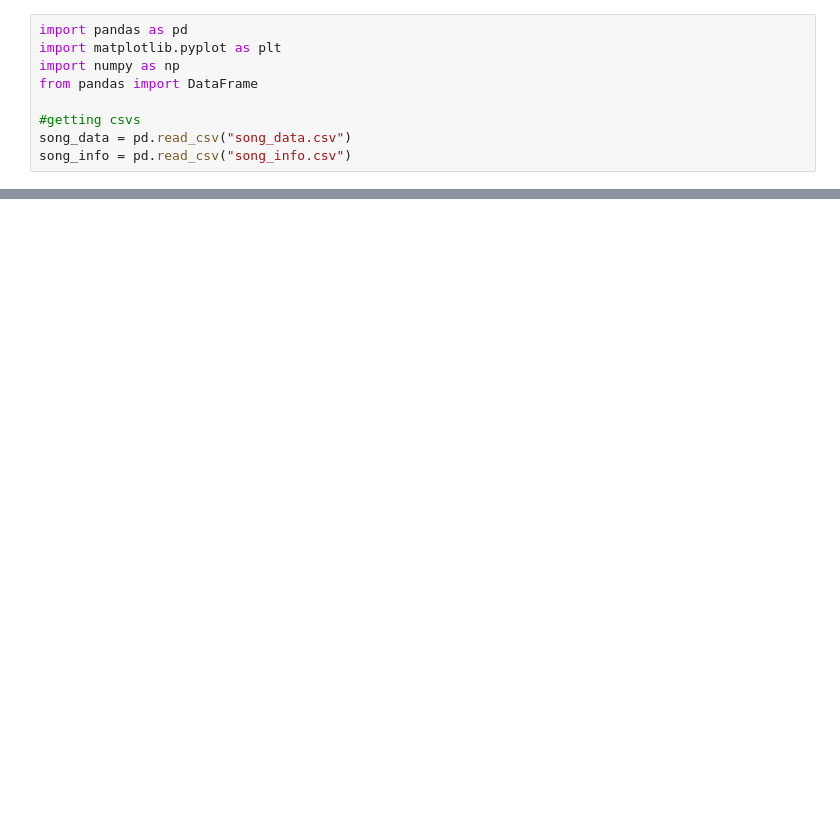
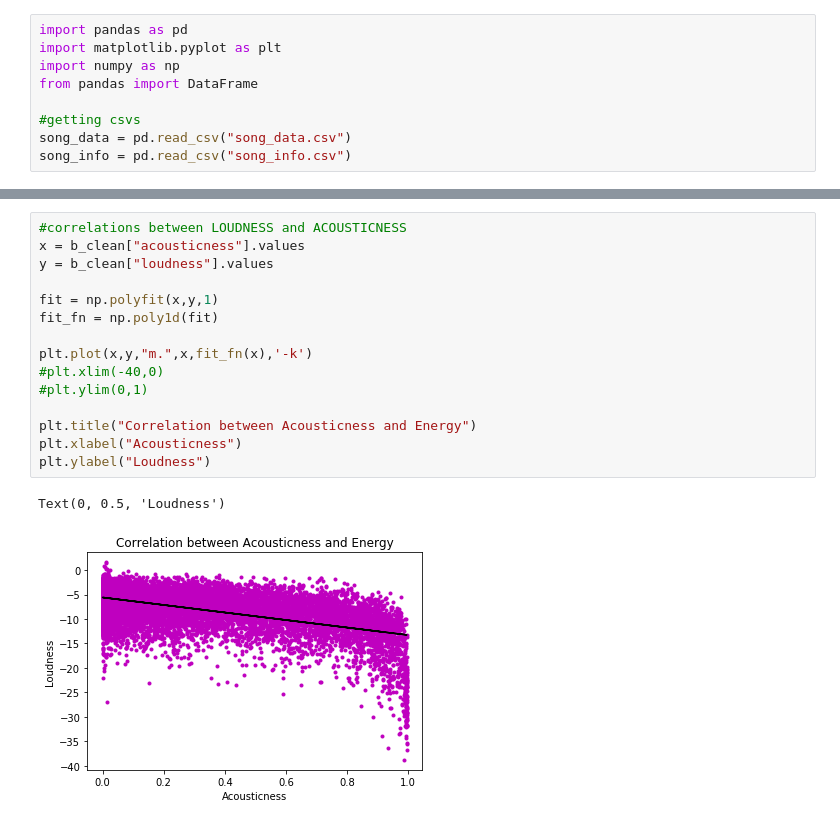
Before and after one commit to vladschepkov/project-one, a Jupyter notebook: Spotify_songs.ipynb, the cells around one changed output, grey strips where cells are left out. Drawn from its saved outputs; the diff is of its cells as text; blank space fills up the shorter version.

```diff
--- a/Spotify_songs.ipynb
+++ b/Spotify_songs.ipynb
@@ -64,0 +111,18 @@ corr.style.background_gradient(cmap='coolwarm')
+# %%
+#correlations between LOUDNESS and ACOUSTICNESS
+x = b_clean["acousticness"].values
+y = b_clean["loudness"].values
+
+fit = np.polyfit(x,y,1)
+fit_fn = np.poly1d(fit)
+
+plt.plot(x,y,"m.",x,fit_fn(x),'-k')
+#plt.xlim(-40,0)
+#plt.ylim(0,1)
+
+plt.title("Correlation between Acousticness and Energy")
+plt.xlabel("Acousticness")
+plt.ylabel("Loudness")
+# %% [output]
+Text(0, 0.5, 'Loudness')
+[figure, added]
```
Also changed, not shown: parts of 3 cells of this notebook.
